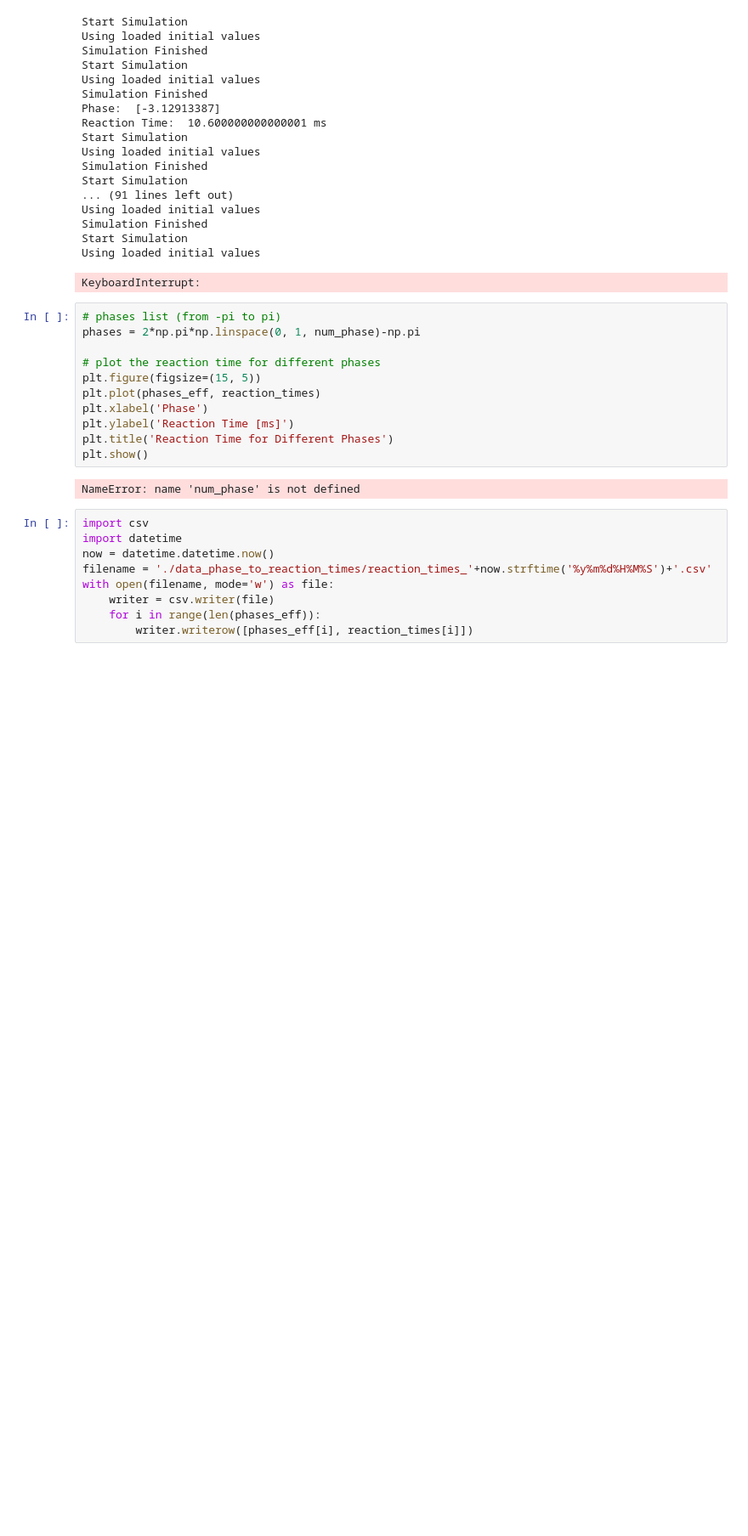
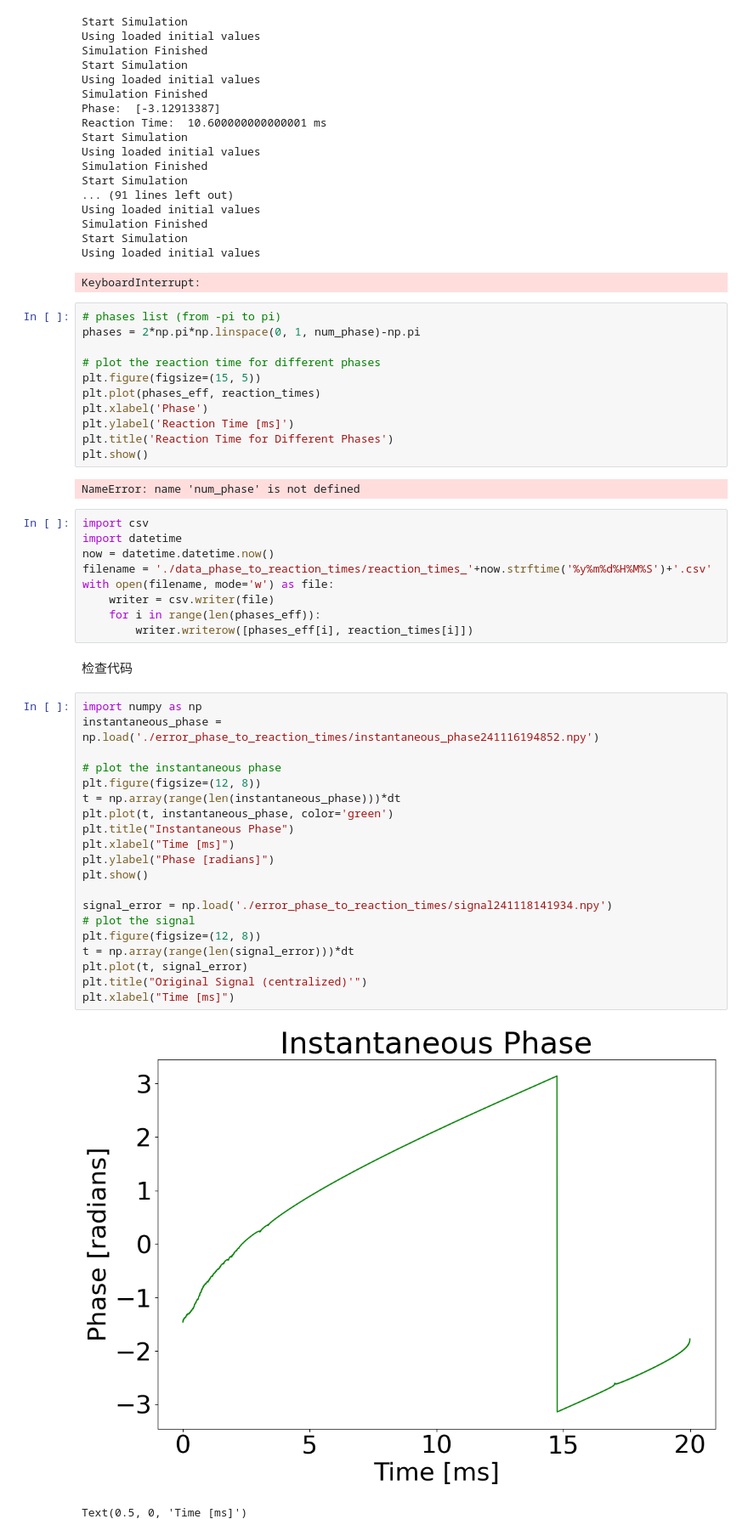
Before and after one commit to LiBinUtokyo/LowRank_ModifiedTheta_SNN, a Jupyter notebook: PYTHON/phase_sensitivity.ipynb, the cells around one changed output. Shown at 85% size. Cells and saved outputs as stored; diff of their text form; blank space fills up the shorter version.

```diff
--- a/PYTHON/phase_sensitivity.ipynb
+++ b/PYTHON/phase_sensitivity.ipynb
@@ -331,3 +334,28 @@ with open(filename, mode='w') as file:
     writer = csv.writer(file)
     for i in range(len(phases_eff)):
         writer.writerow([phases_eff[i], reaction_times[i]])
+# %% [markdown]
+检查代码
+# %%
+import numpy as np
+instantaneous_phase = np.load('./error_phase_to_reaction_times/instantaneous_phase241116194852.npy')
+
+# plot the instantaneous phase
+plt.figure(figsize=(12, 8))
+t = np.array(range(len(instantaneous_phase)))*dt
+plt.plot(t, instantaneous_phase, color='green')
+plt.title("Instantaneous Phase")
+plt.xlabel("Time [ms]")
+plt.ylabel("Phase [radians]")
+plt.show()
+
+signal_error = np.load('./error_phase_to_reaction_times/signal241118141934.npy')
+# plot the signal
+plt.figure(figsize=(12, 8))
+t = np.array(range(len(signal_error)))*dt
+plt.plot(t, signal_error)
+plt.title("Original Signal (centralized)'")
+plt.xlabel("Time [ms]")
+# %% [output]
+[figure, added]
+Text(0.5, 0, 'Time [ms]')
```
Also changed, not shown: parts of 5 cells of this notebook, 4 other files.
